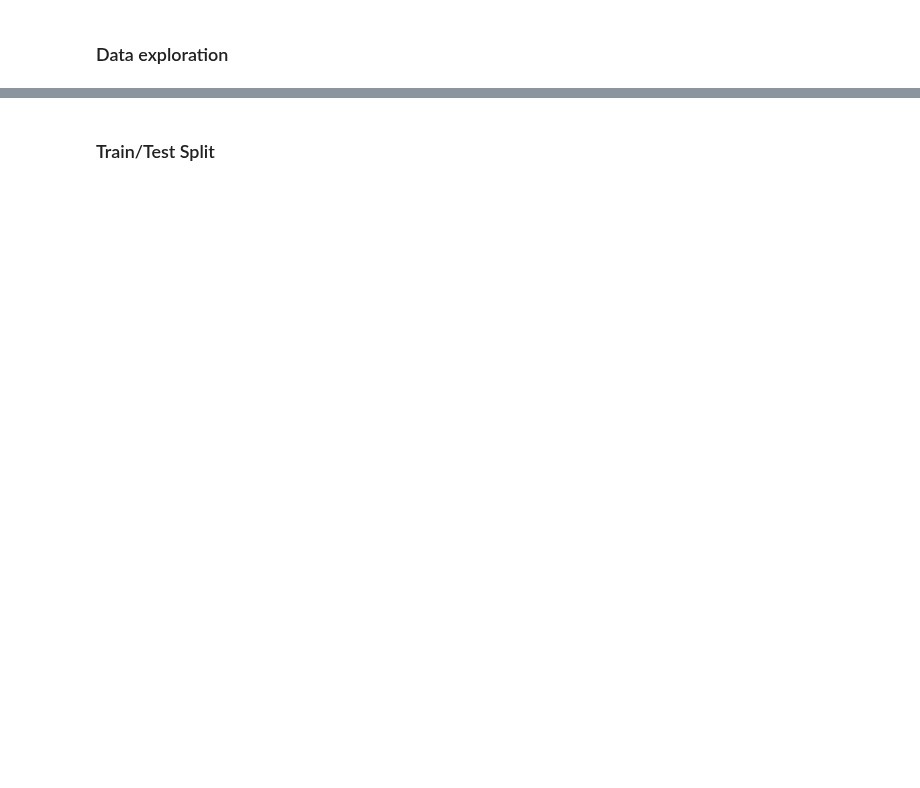
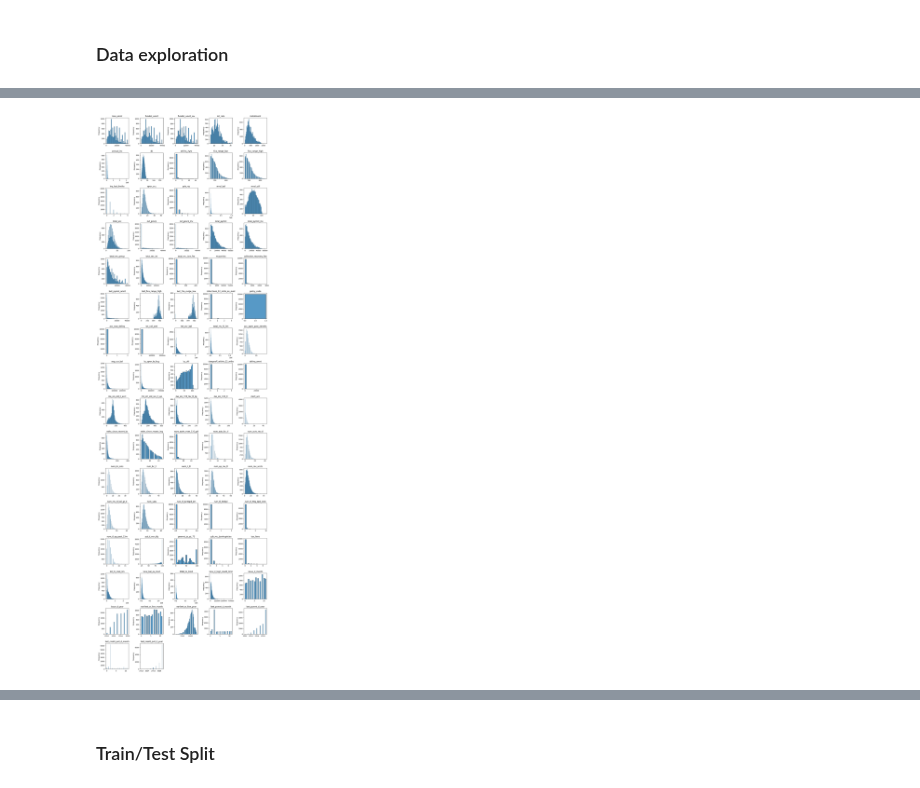
Before and after one commit to lebe1/MachineLearningCourse, a Jupyter notebook: Exercise1/loan.ipynb, the cells around one changed output, grey strips where cells are left out. Saved outputs shown, nothing was run; the diff lists cells and outputs as text; code cells hidden in the pictures; blank space fills up the shorter version.

```diff
--- a/Exercise1/loan.ipynb
+++ b/Exercise1/loan.ipynb
@@ -62,0 +71,25 @@ data.set_index("ID", inplace=True)
+# %%
+numerical_data = data.select_dtypes(include=["number"])
+
+n_cols = numerical_data.shape[1]
+
+nrows_plot = int(np.ceil(n_cols / 5))
+ncols_plot = 5
+
+fig, axes = plt.subplots(nrows=nrows_plot, ncols=ncols_plot, figsize=(15, nrows_plot * 3))
+axes = axes.flatten()
+
+for i, col in enumerate(numerical_data.columns):
+    sns.histplot(numerical_data[col], ax=axes[i])
+    axes[i].set_title(col)
+    axes[i].set_xlabel("")
+    axes[i].set_ylabel("Frequency")
+
+
+for j in range(i + 1, len(axes)):
+    axes[j].axis("off")
+
+plt.tight_layout()
+plt.show()
+# %% [output]
+[figure, added]
```
Also changed, not shown: parts of 73 cells of this notebook.
